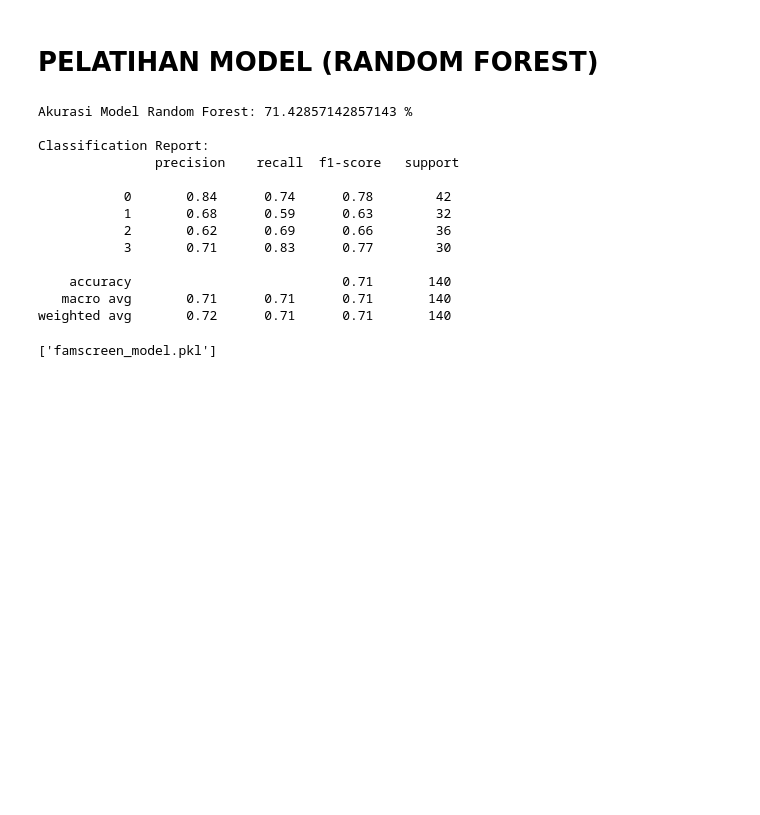
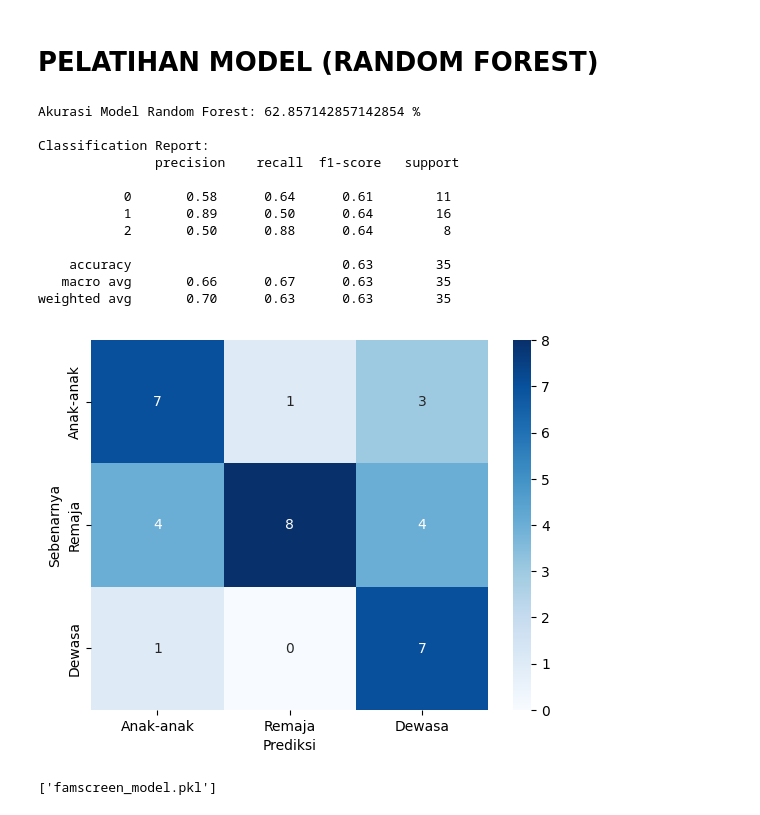
Before and after one commit to MobileMayhemm/FamScreen_ML, a Jupyter notebook: famscreen_ml.ipynb, the cells around one changed output. Cells and saved outputs as stored; diff of their text form; code cells hidden in the pictures; blank space fills up the shorter version.

```diff
--- a/famscreen_ml.ipynb
+++ b/famscreen_ml.ipynb
@@ -200,16 +197,16 @@ Name: count, dtype: int64
 from imblearn.over_sampling import SMOTE
 from sklearn.model_selection import train_test_split
 
-# Pisahkan fitur (X) dan label (y)
+# Memisahkan fitur dan target
 X = df.drop(columns=['age_category'])
 y = df['age_category']
 
-# Oversample menggunakan SMOTE
+# Menggunakan SMOTE untuk menyeimbangkan kategori
 smote = SMOTE(random_state=42)
 X_resampled, y_resampled = smote.fit_resample(X, y)
 
-# Lanjutkan ke train-test split
-X_train, X_test, y_train, y_test = train_test_split(X_resampled, y_resampled, test_size=0.2, random_state=42)
+# Split data yang telah diseimbangkan
+X_train, X_test, y_train, y_test = train_test_split(X_resampled, y_resampled, test_size=0.1, random_state=42)
 # %% [markdown]
 # PELATIHAN MODEL (RANDOM FOREST)
 # %%
@@ -217,7 +214,7 @@ from sklearn.ensemble import RandomForestClassifier
 from sklearn.metrics import accuracy_score, classification_report
 
 # Inisialisasi model Random Forest dengan parameter awal
-model = RandomForestClassifier(n_estimators=200, random_state=42, class_weight='balanced')
+model = RandomForestClassifier(n_estimators=120, random_state=42, class_weight='balanced')
 
 # Melatih model
 model.fit(X_train, y_train)
@@ -228,19 +225,31 @@ accuracy = accuracy_score(y_test, y_pred)
 print("Akurasi Model Random Forest:", accuracy * 100, "%")
 print("\nClassification Report:\n", classification_report(y_test, y_pred))
 # %% [output]
-Akurasi Model Random Forest: 71.42857142857143 %
+Akurasi Model Random Forest: 62.857142857142854 %
 
 Classification Report:
                precision    recall  f1-score   support
 
-           0       0.84      0.74      0.78        42
-           1       0.68      0.59      0.63        32
-           2       0.62      0.69      0.66        36
-           3       0.71      0.83      0.77        30
+           0       0.58      0.64      0.61        11
+           1       0.89      0.50      0.64        16
+           2       0.50      0.88      0.64         8
 
-    accuracy                           0.71       140
-   macro avg       0.71      0.71      0.71       140
-weighted avg       0.72      0.71      0.71       140
+    accuracy                           0.63        35
+   macro avg       0.66      0.67      0.63        35
+weighted avg       0.70      0.63      0.63        35
+# %%
+from sklearn.metrics import confusion_matrix
+import seaborn as sns
+import matplotlib.pyplot as plt
+
+# Confusion Matrix
+cm = confusion_matrix(y_test, y_pred)
+sns.heatmap(cm, annot=True, fmt='d', cmap='Blues', xticklabels=['Anak-anak', 'Remaja', 'Dewasa'], yticklabels=['Anak-anak', 'Remaja', 'Dewasa'])
+plt.xlabel('Prediksi')
+plt.ylabel('Sebenarnya')
+plt.show()
+# %% [output]
+[figure, added]
 # %%
 import joblib
 
```
Also changed, not shown: parts of 19 cells of this notebook.
